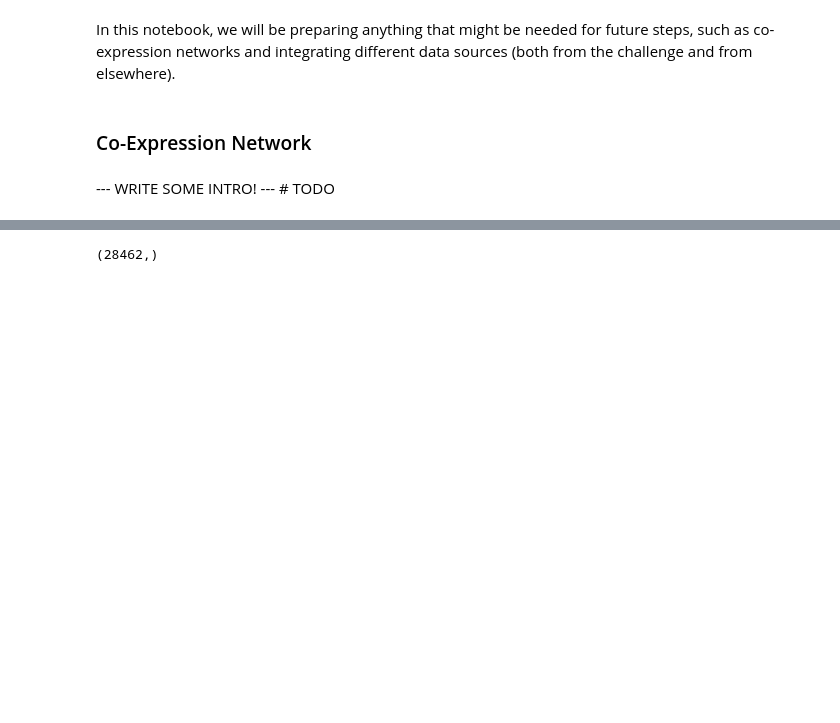
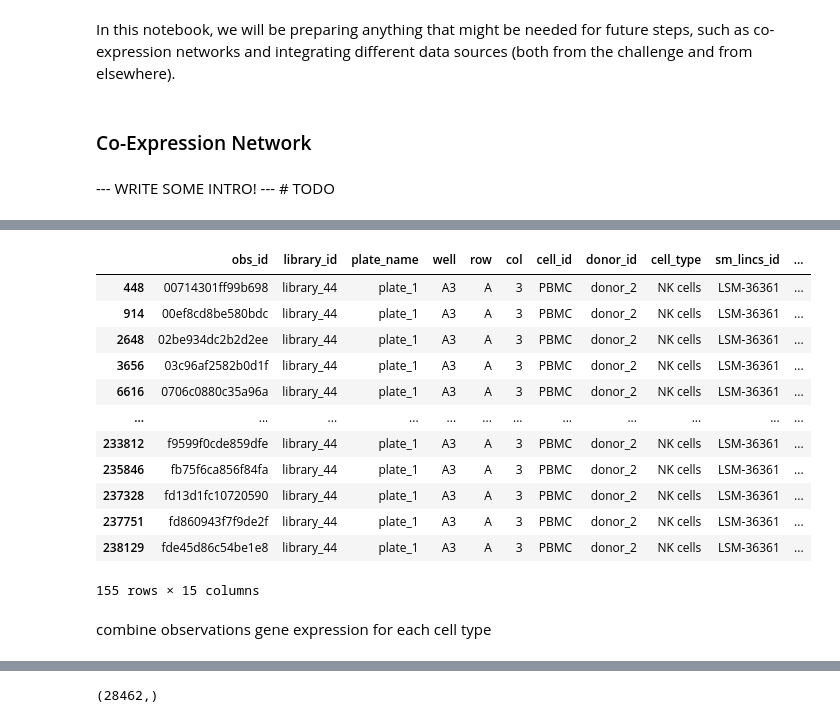
Before and after one commit to arazthexd/Kaggle_SCP, a Jupyter notebook: notebooks/1_preparation.ipynb, the cells around one changed output, grey strips where cells are left out. Cells and saved outputs as stored; diff of their text form; code cells hidden in the pictures; blank space fills up the shorter version.

Commit message:
group_observations

```diff
--- a/notebooks/1_preparation.ipynb
+++ b/notebooks/1_preparation.ipynb
@@ -36,0 +26,16 @@ adata_obs_meta[adata_obs_meta["col"] == 3]
+# %%
+adata_obs_meta[adata_obs_meta["col"] == 3][adata_obs_meta["plate_name"]=="plate_1"][adata_obs_meta["well"]=="A3"][adata_obs_meta["cell_type"]=="NK cells"]
+# %% [output]
+|  | obs_id | library_id | plate_name | well | row | col | cell_id | donor_id | cell_type | sm_lincs_id | ... |
+| 448 | 00714301ff99b698 | library_44 | plate_1 | A3 | A | 3 | PBMC | donor_2 | NK cells | LSM-36361 | ... |
+| 914 | 00ef8cd8be580bdc | library_44 | plate_1 | A3 | A | 3 | PBMC | donor_2 | NK cells | LSM-36361 | ... |
+| 2648 | 02be934dc2b2d2ee | library_44 | plate_1 | A3 | A | 3 | PBMC | donor_2 | NK cells | LSM-36361 | ... |
+| 3656 | 03c96af2582b0d1f | library_44 | plate_1 | A3 | A | 3 | PBMC | donor_2 | NK cells | LSM-36361 | ... |
+| 6616 | 0706c0880c35a96a | library_44 | plate_1 | A3 | A | 3 | PBMC | donor_2 | NK cells | LSM-36361 | ... |
+| ... | ... | ... | ... | ... | ... | ... | ... | ... | ... | ... | ... |
+| 233812 | f9599f0cde859dfe | library_44 | plate_1 | A3 | A | 3 | PBMC | donor_2 | NK cells | LSM-36361 | ... |
+| 235846 | fb75f6ca856f84fa | library_44 | plate_1 | A3 | A | 3 | PBMC | donor_2 | NK cells | LSM-36361 | ... |
+| 237328 | fd13d1fc10720590 | library_44 | plate_1 | A3 | A | 3 | PBMC | donor_2 | NK cells | LSM-36361 | ... |
+| 237751 | fd860943f7f9de2f | library_44 | plate_1 | A3 | A | 3 | PBMC | donor_2 | NK cells | LSM-36361 | ... |
+| 238129 | fde45d86c54be1e8 | library_44 | plate_1 | A3 | A | 3 | PBMC | donor_2 | NK cells | LSM-36361 | ... |
+155 rows × 15 columns
@@ -46,3 +53,5 @@ for batch in adata_file.iter_batches(batch_size=batch_group_size):
     adata_batch = batch.to_pandas()
     adata_batch = adata_batch[adata_batch["obs_id"].isin(obs_ids)]
     target_adata_df = pd.concat([target_adata_df, adata_batch], axis=0, ignore_index=True)
+# %% [markdown]
+combine observations gene expression for each cell type
```
Also changed, not shown: parts of 6 cells of this notebook, 1 other file.
